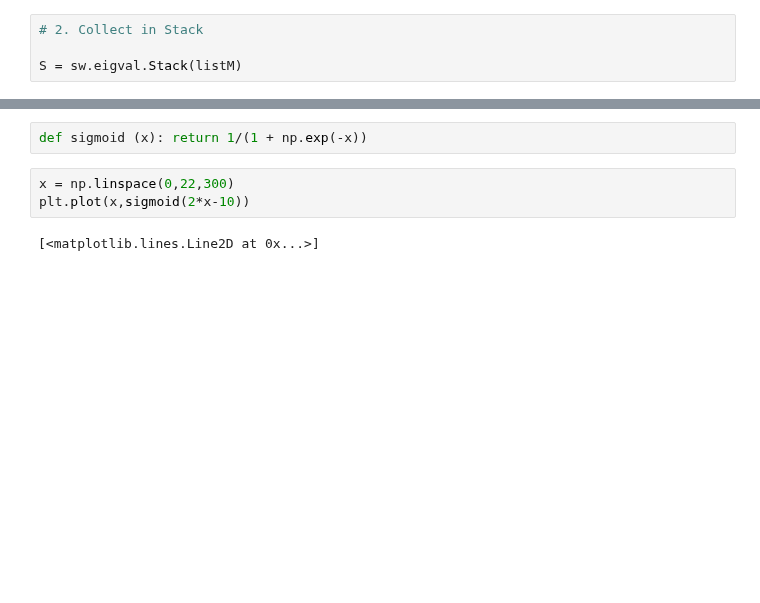
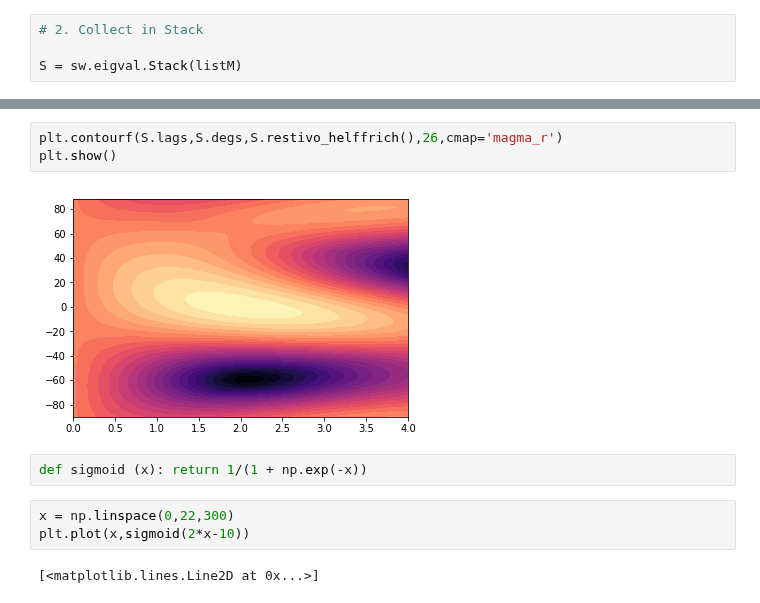
Before and after one commit to JackWalpole/splitwavepy, a Jupyter notebook: devel/Error_Surf_Stack.ipynb, the cells around one changed output, grey strips where cells are left out. Saved outputs shown, nothing was run; the diff lists cells and outputs as text; blank space fills up the shorter version.

```diff
--- a/devel/Error_Surf_Stack.ipynb
+++ b/devel/Error_Surf_Stack.ipynb
@@ -79,3 +84,8 @@ plt.show()
+# %%
+plt.contourf(S.lags,S.degs,S.restivo_helffrich(),26,cmap='magma_r')
+plt.show()
+# %% [output]
+[figure, added]
 # %%
 def sigmoid (x): return 1/(1 + np.exp(-x))
 # %%
```
Also changed, not shown: parts of 10 cells of this notebook, 5 other files.
